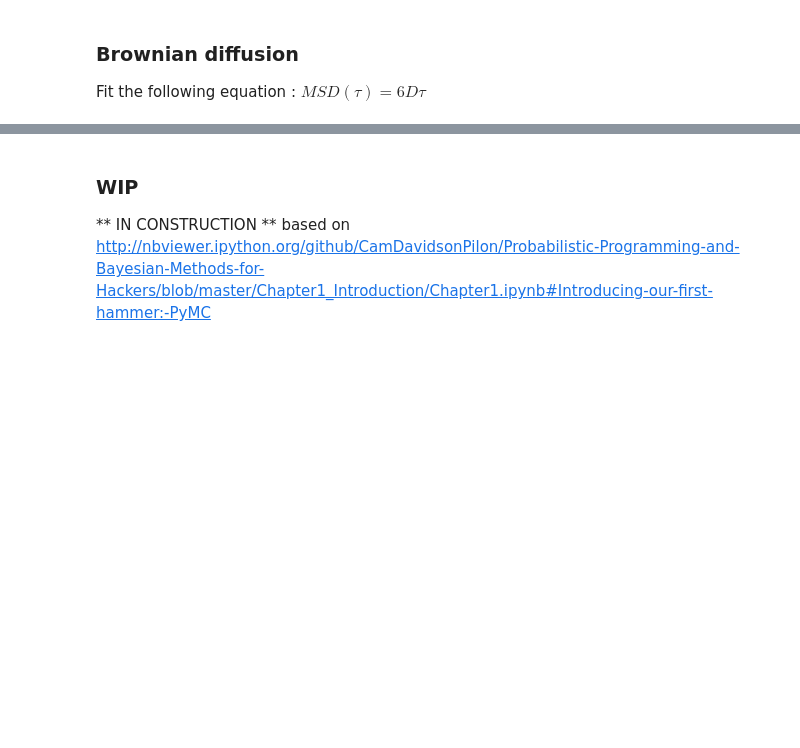
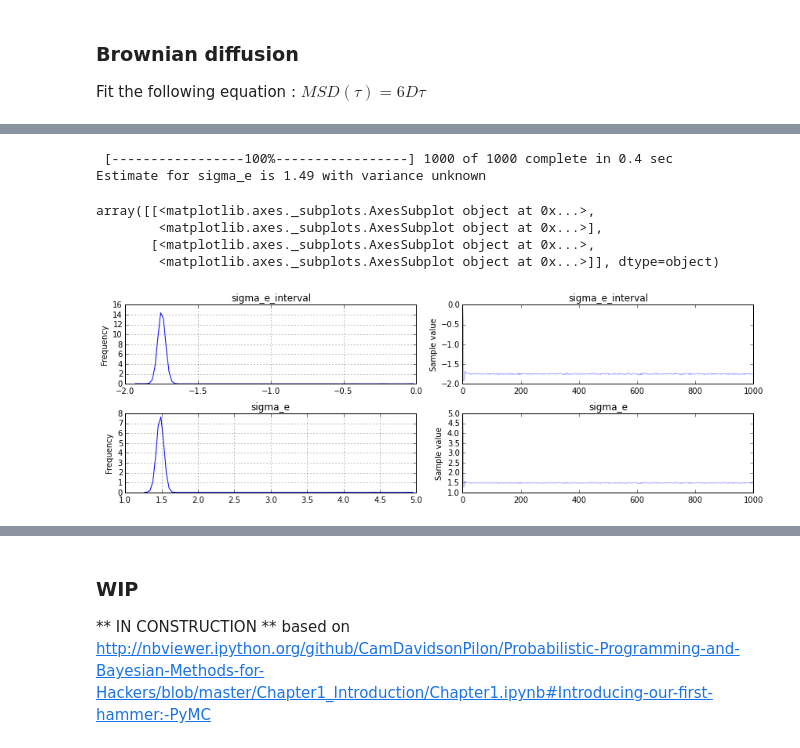
Before and after one commit to hadim/Public-Notebooks, a Jupyter notebook: msd_bayes/msd_bayes.ipynb, the cells around one changed output, grey strips where cells are left out. Cells and saved outputs as stored; diff of their text form; code cells hidden in the pictures; blank space fills up the shorter version.

```diff
--- a/msd_bayes/msd_bayes.ipynb
+++ b/msd_bayes/msd_bayes.ipynb
@@ -186,0 +220,27 @@ array([[<matplotlib.axes._subplots.AxesSubplot object at 0x...>,
+# %%
+# Constant model
+
+msd_observed = msd_mean.copy()
+
+with pm.Model() as model:
+
+    sigma_e = pm.Uniform("sigma_e", lower=0, upper=10)
+
+    tau = msd_mean.index
+    msd_model = 6 * sigma_e ** 2
+
+    observation = pm.Normal("observation", mu=msd_model, observed=msd_observed)
+
+    step = pm.NUTS()
+    trace = pm.sample(1000, step)
+
+print("\nEstimate for sigma_e is {:.2f} with variance unknown".format(trace["sigma_e"].mean()))
+pm.traceplot(trace)
+# %% [output]
+ [-----------------100%-----------------] 1000 of 1000 complete in 0.4 sec
+Estimate for sigma_e is 1.49 with variance unknown
+array([[<matplotlib.axes._subplots.AxesSubplot object at 0x...>,
+        <matplotlib.axes._subplots.AxesSubplot object at 0x...>],
+       [<matplotlib.axes._subplots.AxesSubplot object at 0x...>,
+        <matplotlib.axes._subplots.AxesSubplot object at 0x...>]], dtype=object)
+[figure, added]
```
Also changed, not shown: parts of 7 cells of this notebook.
